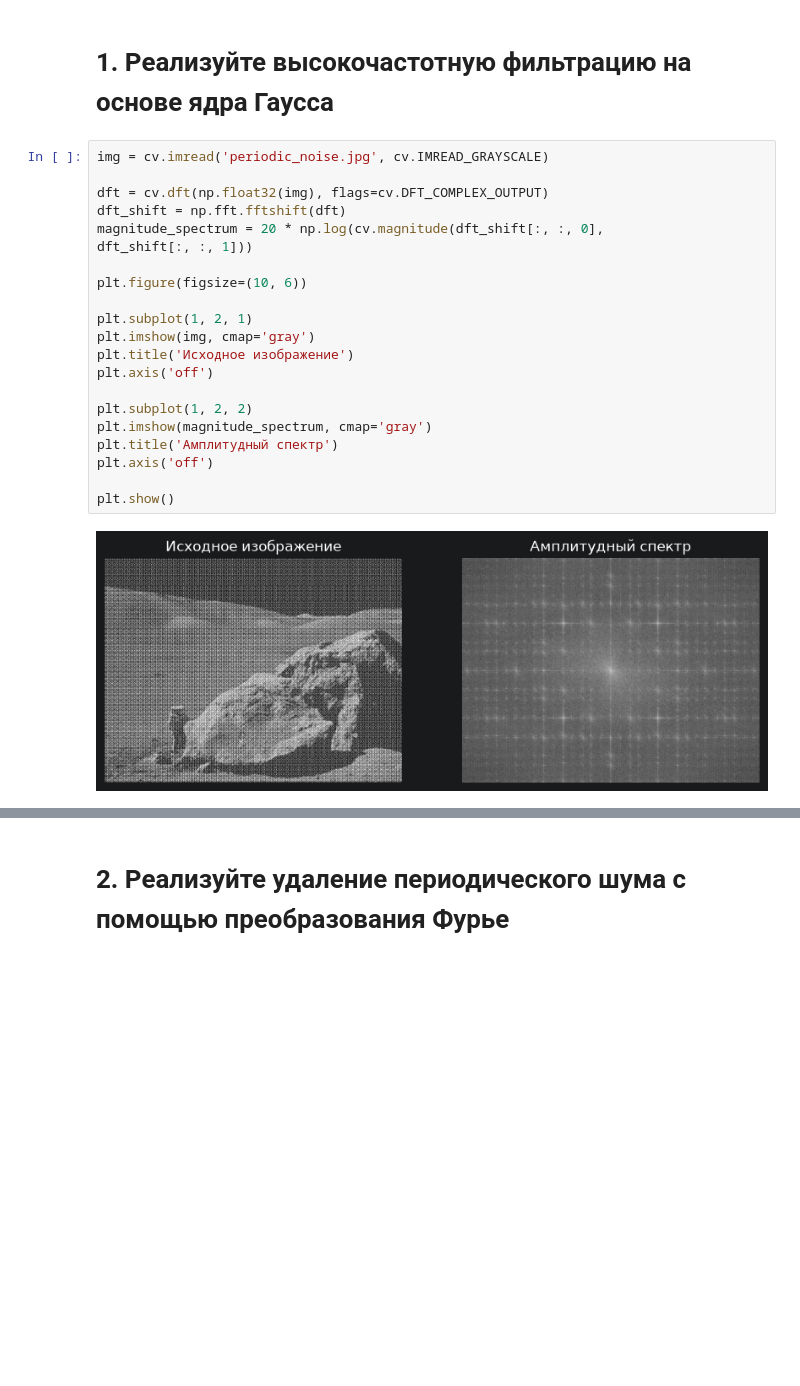
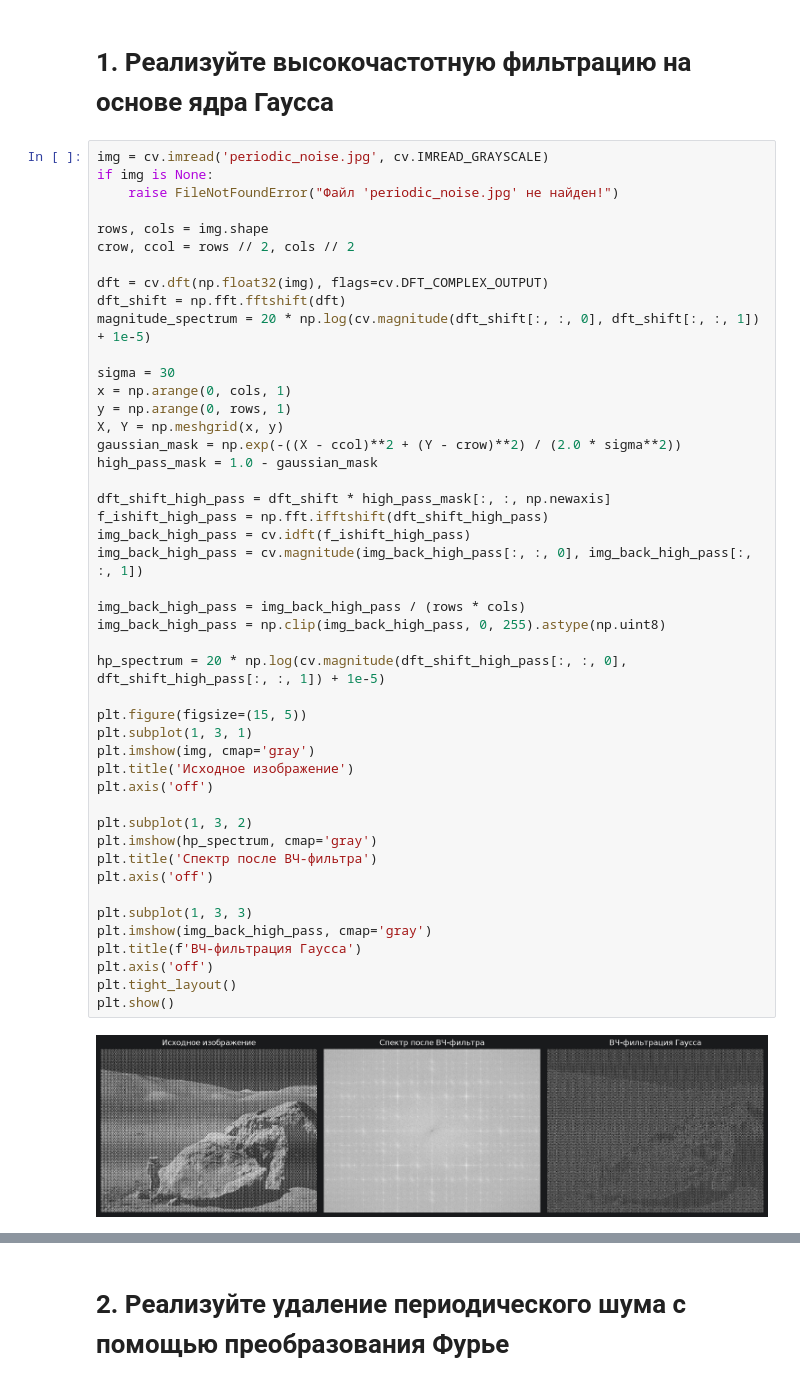
Before and after one commit to midicowbell/imageProcessing, a Jupyter notebook: lab5.ipynb, the cells around one changed output, grey strips where cells are left out. Drawn from its saved outputs; the diff is of its cells as text; blank space fills up the shorter version.

Commit message:
добавлен спектр после применения маски + ssim and mse

```diff
--- a/lab5.ipynb
+++ b/lab5.ipynb
@@ -7,25 +8,50 @@ from skimage.feature import peak_local_max
 # 1. Реализуйте высокочастотную фильтрацию на основе ядра Гаусса
 # %%
 img = cv.imread('periodic_noise.jpg', cv.IMREAD_GRAYSCALE)
+if img is None:
+    raise FileNotFoundError("Файл 'periodic_noise.jpg' не найден!")
+
+rows, cols = img.shape
+crow, ccol = rows // 2, cols // 2
 
 dft = cv.dft(np.float32(img), flags=cv.DFT_COMPLEX_OUTPUT)
 dft_shift = np.fft.fftshift(dft)
-magnitude_spectrum = 20 * np.log(cv.magnitude(dft_shift[:, :, 0],
-dft_shift[:, :, 1]))
+magnitude_spectrum = 20 * np.log(cv.magnitude(dft_shift[:, :, 0], dft_shift[:, :, 1]) + 1e-5)
 
-plt.figure(figsize=(10, 6))
+sigma = 30
+x = np.arange(0, cols, 1)
+y = np.arange(0, rows, 1)
+X, Y = np.meshgrid(x, y)
+gaussian_mask = np.exp(-((X - ccol)**2 + (Y - crow)**2) / (2.0 * sigma**2))
+high_pass_mask = 1.0 - gaussian_mask
 
-plt.subplot(1, 2, 1)
+dft_shift_high_pass = dft_shift * high_pass_mask[:, :, np.newaxis]
+f_ishift_high_pass = np.fft.ifftshift(dft_shift_high_pass)
+img_back_high_pass = cv.idft(f_ishift_high_pass)
+img_back_high_pass = cv.magnitude(img_back_high_pass[:, :, 0], img_back_high_pass[:, :, 1])
+
+img_back_high_pass = img_back_high_pass / (rows * cols)
+img_back_high_pass = np.clip(img_back_high_pass, 0, 255).astype(np.uint8)
+
+hp_spectrum = 20 * np.log(cv.magnitude(dft_shift_high_pass[:, :, 0], dft_shift_high_pass[:, :, 1]) + 1e-5)
+
+plt.figure(figsize=(15, 5))
+plt.subplot(1, 3, 1)
 plt.imshow(img, cmap='gray')
 plt.title('Исходное изображение')
 plt.axis('off')
 
-plt.subplot(1, 2, 2)
-plt.imshow(magnitude_spectrum, cmap='gray')
-plt.title('Амплитудный спектр')
+plt.subplot(1, 3, 2)
+plt.imshow(hp_spectrum, cmap='gray')
+plt.title('Спектр после ВЧ-фильтра')
 plt.axis('off')
 
+plt.subplot(1, 3, 3)
+plt.imshow(img_back_high_pass, cmap='gray')
+plt.title(f'ВЧ-фильтрация Гаусса')
+plt.axis('off')
+plt.tight_layout()
 plt.show()
 # %% [output]
-[figure, old version]
+[figure, new version]
 # %%
```
Also changed, not shown: parts of 4 cells of this notebook.
